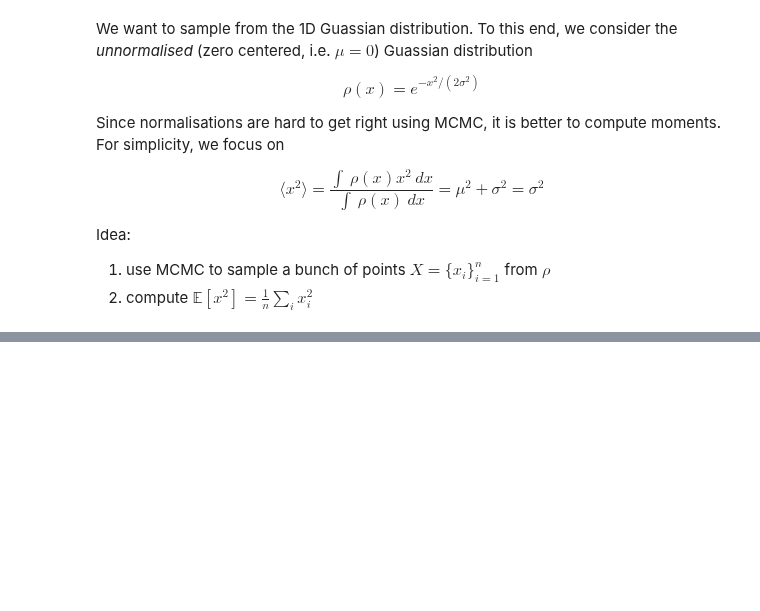
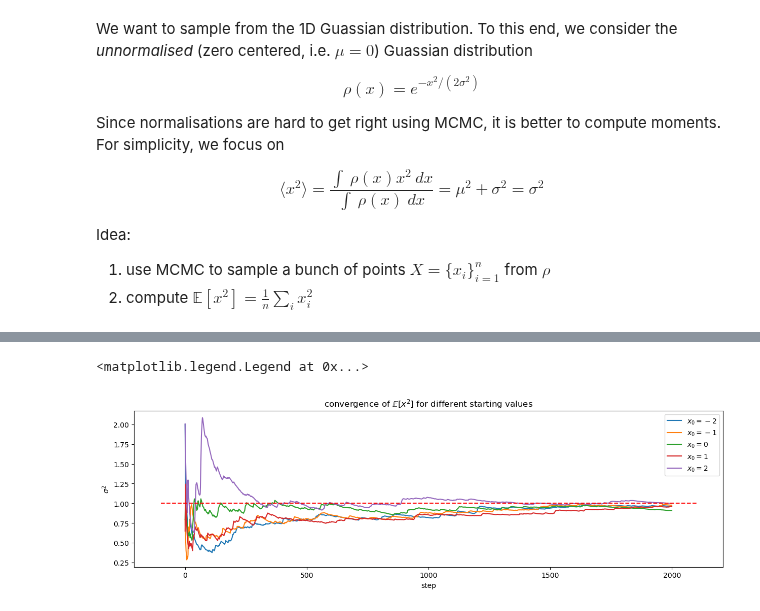
Before and after one commit to dHuberYoumans/CPNStN, a Jupyter notebook: MCMC/MCMC.ipynb, the cells around one changed output, grey strips where cells are left out. Saved outputs shown, nothing was run; the diff lists cells and outputs as text; code cells hidden in the pictures; blank space fills up the shorter version.

```diff
--- a/MCMC/MCMC.ipynb
+++ b/MCMC/MCMC.ipynb
@@ -83,0 +89,25 @@ plt.title(r'KDE of $\rho$ from MH-MCMC');
+# %%
+# CONVERGENCE OF E[x^2] FOR SEVERAL STARTING VALUES xi
+xs = []
+sigmas = []
+for i in range(5):
+    xi = i - 2
+    x, accepted, sigma = MCMC(xi=xi,rho=rho,N=2_000,burnin=100,k=5)
+    xs.append(x)
+    sigmas.append(sigma)
+# %%
+# PLOT
+fig, ax = plt.subplots(figsize=(15,4))
+
+plt.ylabel(r'$\sigma^2$')
+plt.xlabel('step')
+plt.title(r'convergence of $\mathbb{E}[x^2]$ for different starting values');
+
+for i in range(5):
+    ax.plot(sigmas[i],label=f'$x_0 = {i - 2}$')
+
+ax.hlines(y=1,xmin=-100,xmax=len(sigmas[0])+100,color='red',ls='--')
+plt.legend()
+# %% [output]
+<matplotlib.legend.Legend at 0x...>
+[figure, added]
```
Also changed, not shown: parts of 3 cells of this notebook.
